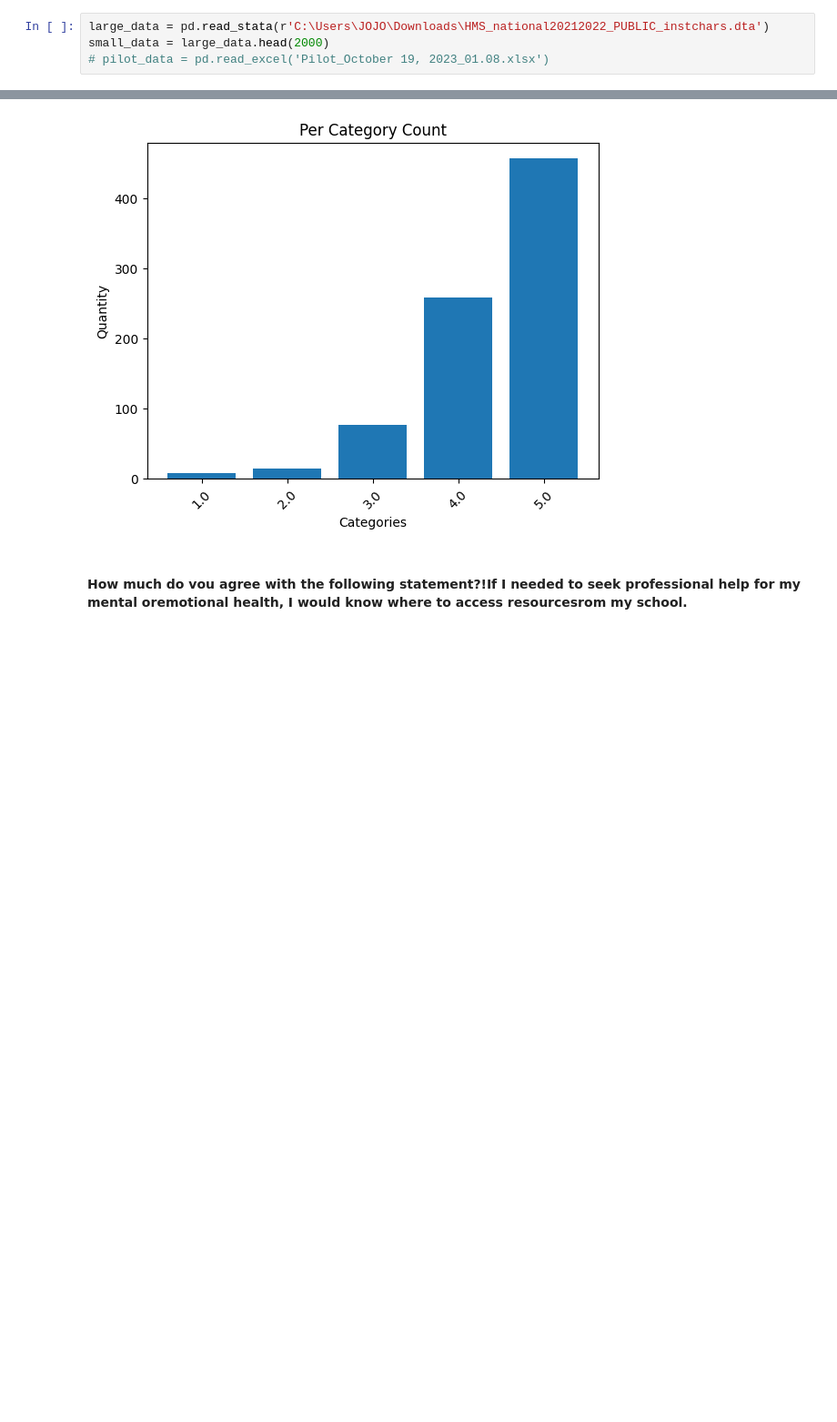
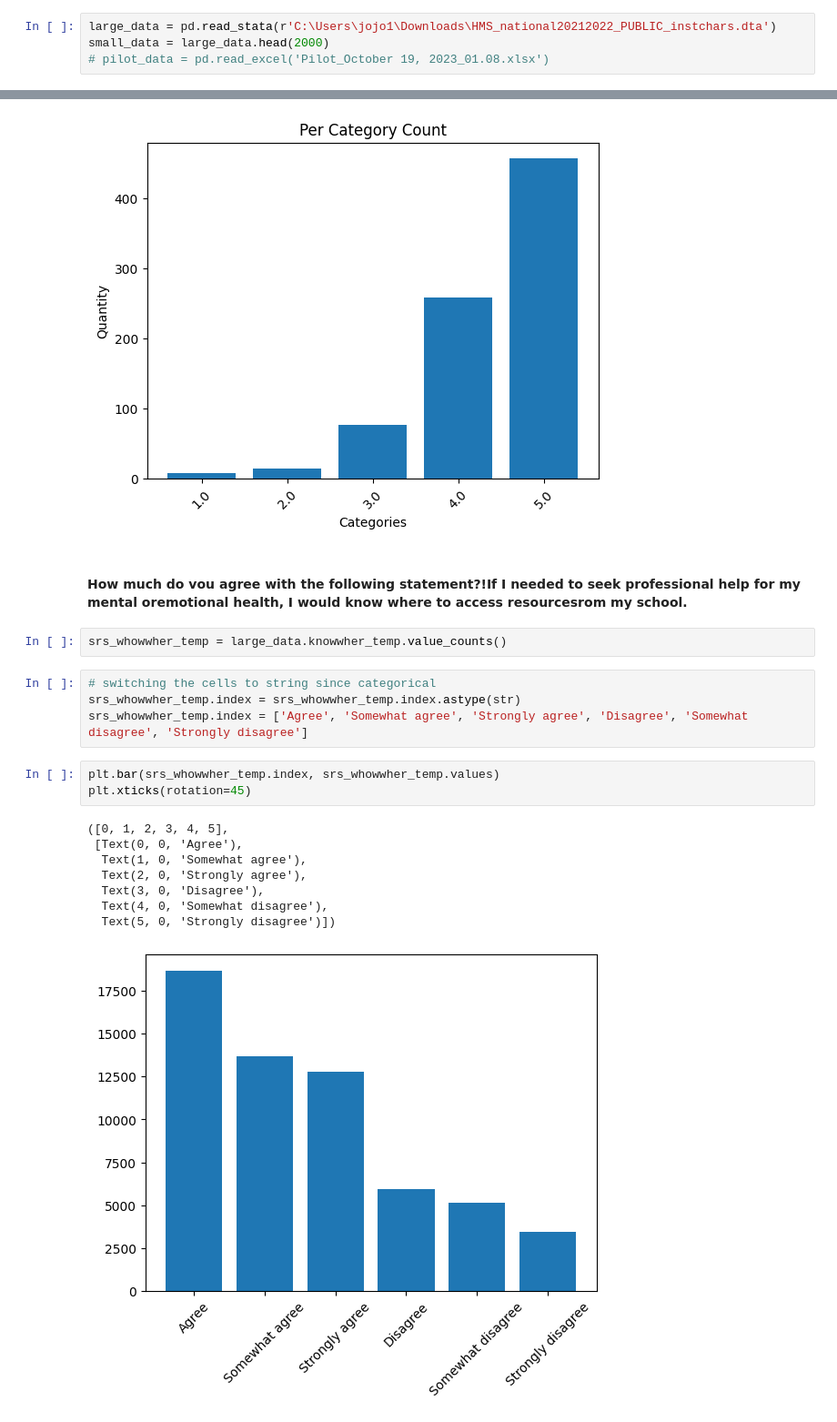
Before and after one commit to JOJOZYH/Undergraduate_ECON_lab, a Jupyter notebook: EDA.ipynb, the cells around one changed output, grey strips where cells are left out. Shown: that part at 91% size. Drawn from its saved outputs; the diff is of its cells as text; blank space fills up the shorter version.

```diff
--- a/EDA.ipynb
+++ b/EDA.ipynb
@@ -5,7 +5,7 @@ import matplotlib.pyplot as plt
 # %% [markdown]
 ### Read data
 # %%
-large_data = pd.read_stata(r'C:\Users\JOJO\Downloads\HMS_national20212022_PUBLIC_instchars.dta')
+large_data = pd.read_stata(r'C:\Users\jojo1\Downloads\HMS_national20212022_PUBLIC_instchars.dta')
 small_data = large_data.head(2000)
 # pilot_data = pd.read_excel('Pilot_October 19, 2023_01.08.xlsx')
 # %% [markdown]
@@ -121,3 +121,21 @@ col_to_bar(small_data,'abuse_recent')
 [figure]
 # %% [markdown]
 #### How much do vou agree with the following statement?!If I needed to seek professional help for my mental oremotional health, I would know where to access resourcesrom my school.
+# %%
+srs_whowwher_temp = large_data.knowwher_temp.value_counts()
+# %%
+# switching the cells to string since categorical
+srs_whowwher_temp.index = srs_whowwher_temp.index.astype(str)
+srs_whowwher_temp.index = ['Agree', 'Somewhat agree', 'Strongly agree', 'Disagree', 'Somewhat disagree', 'Strongly disagree']
+# %%
+plt.bar(srs_whowwher_temp.index, srs_whowwher_temp.values)
+plt.xticks(rotation=45)
+# %% [output]
+([0, 1, 2, 3, 4, 5],
+ [Text(0, 0, 'Agree'),
+  Text(1, 0, 'Somewhat agree'),
+  Text(2, 0, 'Strongly agree'),
+  Text(3, 0, 'Disagree'),
+  Text(4, 0, 'Somewhat disagree'),
+  Text(5, 0, 'Strongly disagree')])
+[figure, added]
```
